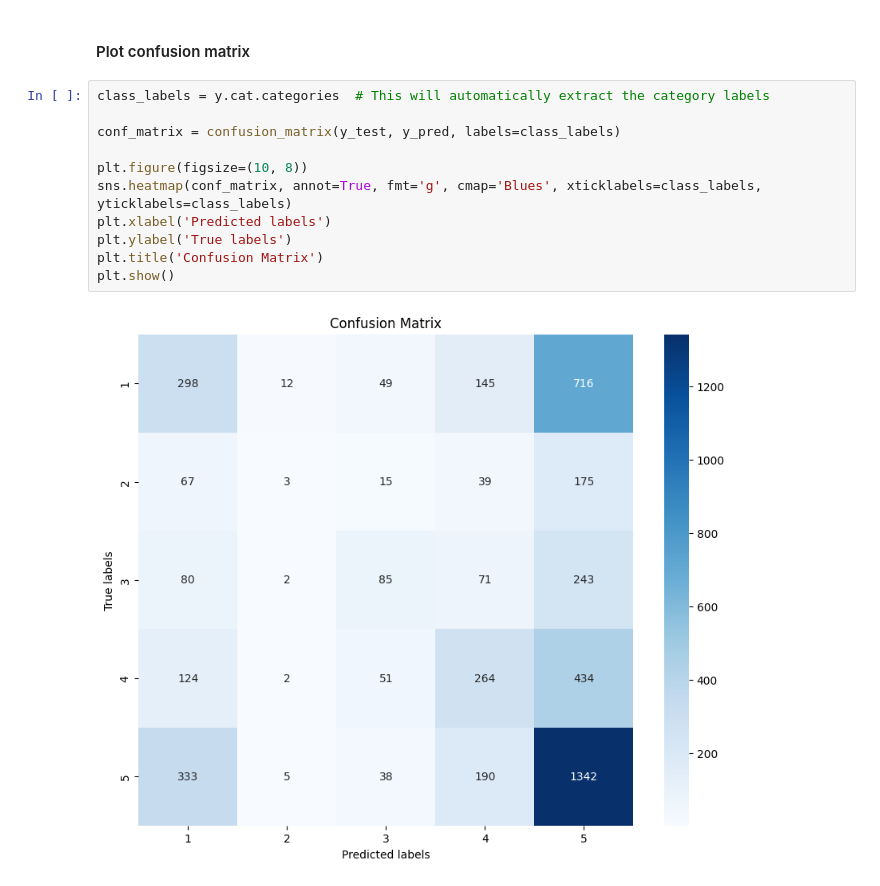
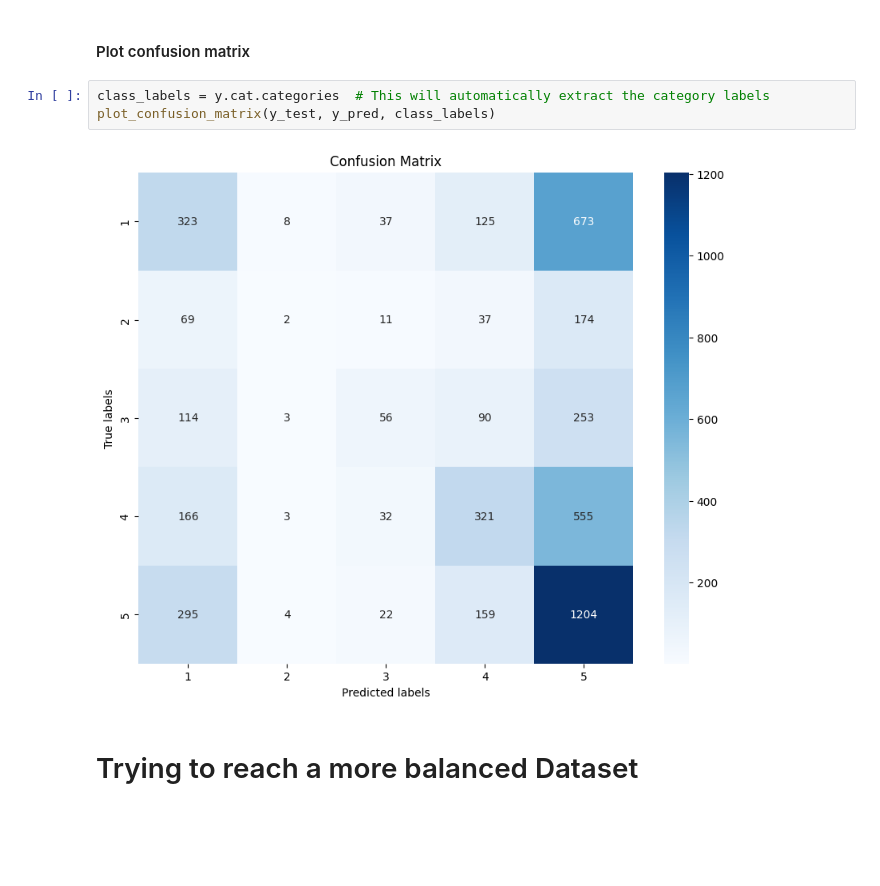
Before and after one commit to MatthewBeaulieu0/471-Project, a Jupyter notebook: good_copy.ipynb, the cells around one changed output. Cells and saved outputs as stored; diff of their text form; blank space fills up the shorter version.

Commit message:
Perfectly balanced database and code

```diff
--- a/good_copy.ipynb
+++ b/good_copy.ipynb
@@ -591,15 +593,9 @@ weighted avg       0.38      0.42      0.38      4783
 # %% [markdown]
 #### Plot confusion matrix
-# %%
-class_labels = y.cat.categories  # This will automatically extract the category labels
-
-conf_matrix = confusion_matrix(y_test, y_pred, labels=class_labels)
-
-plt.figure(figsize=(10, 8))
-sns.heatmap(conf_matrix, annot=True, fmt='g', cmap='Blues', xticklabels=class_labels, yticklabels=class_labels)
-plt.xlabel('Predicted labels')
-plt.ylabel('True labels')
-plt.title('Confusion Matrix')
-plt.show()
-# %% [output]
-[figure, removed]
+# %%
+class_labels = y.cat.categories  # This will automatically extract the category labels
+plot_confusion_matrix(y_test, y_pred, class_labels)
+# %% [output]
+[figure, added]
+# %% [markdown]
+# Trying to reach a more balanced Dataset
```
Also changed, not shown: parts of 28 cells of this notebook, 5 other files.
